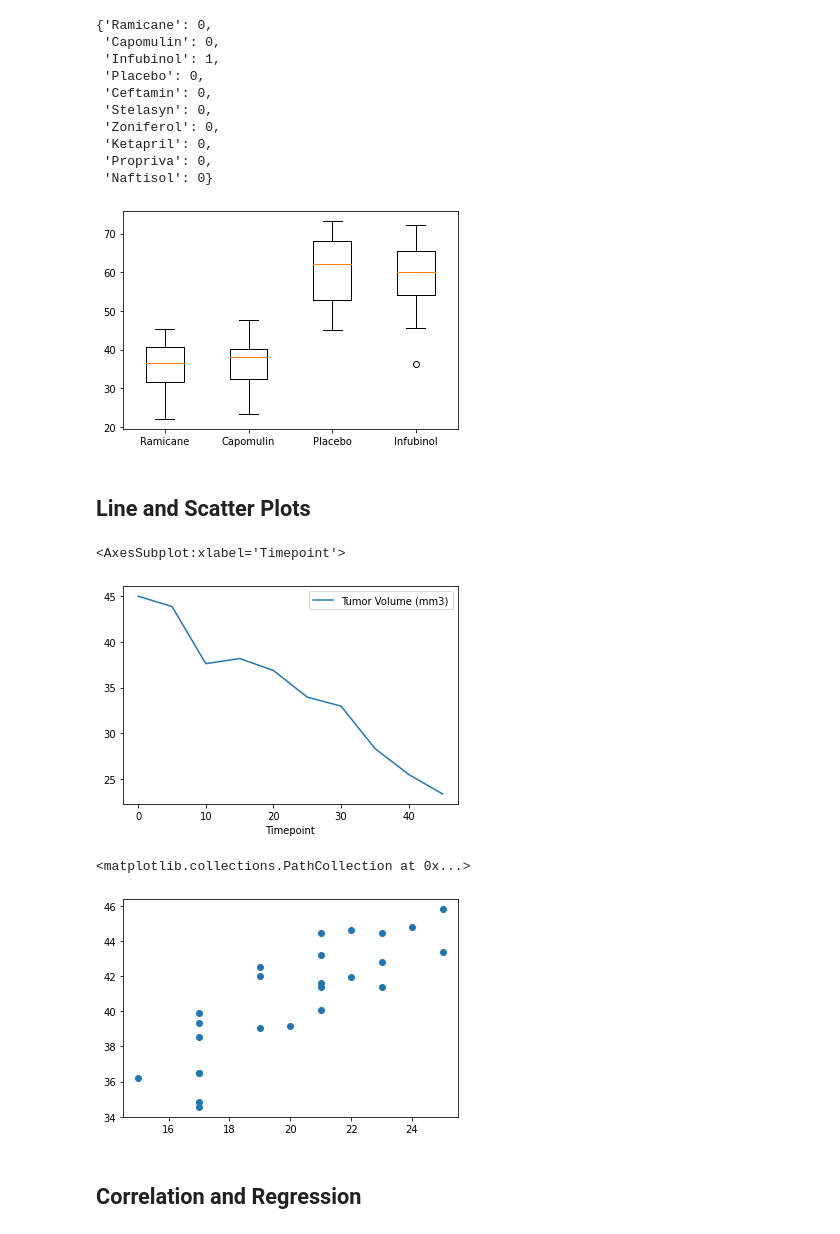
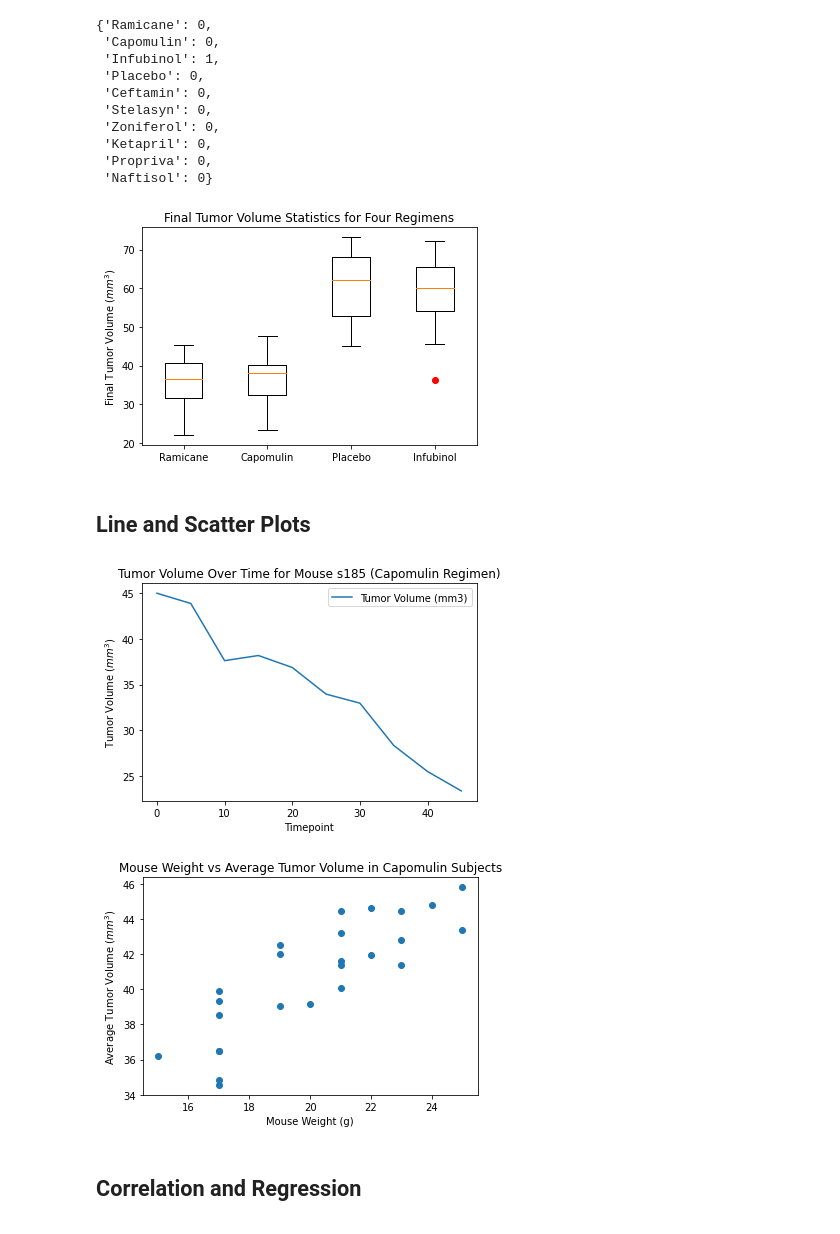
Before and after one commit to FernB/Matplotlib_Homework, a Jupyter notebook: Pymaceuticals/pymaceuticals_starter.ipynb, the cells around one changed output. Drawn from its saved outputs; the diff is of its cells as text; code cells hidden in the pictures.

Commit message:
add labels to graphs

```diff
--- a/Pymaceuticals/pymaceuticals_starter.ipynb
+++ b/Pymaceuticals/pymaceuticals_starter.ipynb
@@ -237,20 +248,24 @@ outliers
 # Generate a box plot of the final tumor volume of each mouse across four regimens of interest
 finaltumor_series = pd.Series(tumor_vol, index = treatments)
 fig1, ax1 = plt.subplots()
-ax1.boxplot(finaltumor_series[["Ramicane", "Capomulin","Placebo","Infubinol"]])
+ax1.boxplot(finaltumor_series[["Ramicane", "Capomulin","Placebo","Infubinol"]],0,"r")
 ax1.set_xticklabels(finaltumor_series[["Ramicane", "Capomulin","Placebo","Infubinol"]].index)
+plt.title("Final Tumor Volume Statistics for Four Regimens")
+plt.ylabel("Final Tumor Volume ($mm^{3}$)")
 plt.show()
 # %% [output]
-[figure, old version]
+[figure, new version]
 # %% [markdown]
 ## Line and Scatter Plots
 # %%
 # Generate a line plot of time point versus tumor volume for a mouse treated with Capomulin
 Capomulin = remove_duplicate[remove_duplicate["Drug Regimen"]=="Capomulin"][["Mouse ID", "Timepoint","Tumor Volume (mm3)", 'Weight (g)']]
 Capomulin[Capomulin["Mouse ID"] == "s185"].plot(kind = 'line', x = 'Timepoint', y = 'Tumor Volume (mm3)')
+plt.title("Tumor Volume Over Time for Mouse s185 (Capomulin Regimen)")
+plt.ylabel("Tumor Volume ($mm^{3}$)")
+plt.show()
 # %% [output]
-<AxesSubplot:xlabel='Timepoint'>
-[figure, old version]
+[figure, new version]
 # %%
 # Generate a scatter plot of mouse weight versus average tumor volume for the Capomulin regimen
 #CapTumorMean = Capomulin.groupby('Mouse ID')['Tumor Volume (mm3)','Weight (g)'].mean()
@@ -259,9 +274,12 @@ y = Capomulin.groupby('Mouse ID')['Tumor Volume (mm3)'].mean()
 
 #CapTumorMean.plot(kind = 'scatter', x = 'Weight (g)', y = 'Tumor Volume (mm3)')
 plt.scatter(x,y)
+plt.title('Mouse Weight vs Average Tumor Volume in Capomulin Subjects')
+plt.xlabel('Mouse Weight (g)')
+plt.ylabel('Average Tumor Volume ($mm^{3}$)')
+plt.show()
 # %% [output]
-<matplotlib.collections.PathCollection at 0x...>
-[figure, old version]
+[figure, new version]
 # %% [markdown]
 ## Correlation and Regression
 # %%
```
Also changed, not shown: parts of 13 cells of this notebook.
